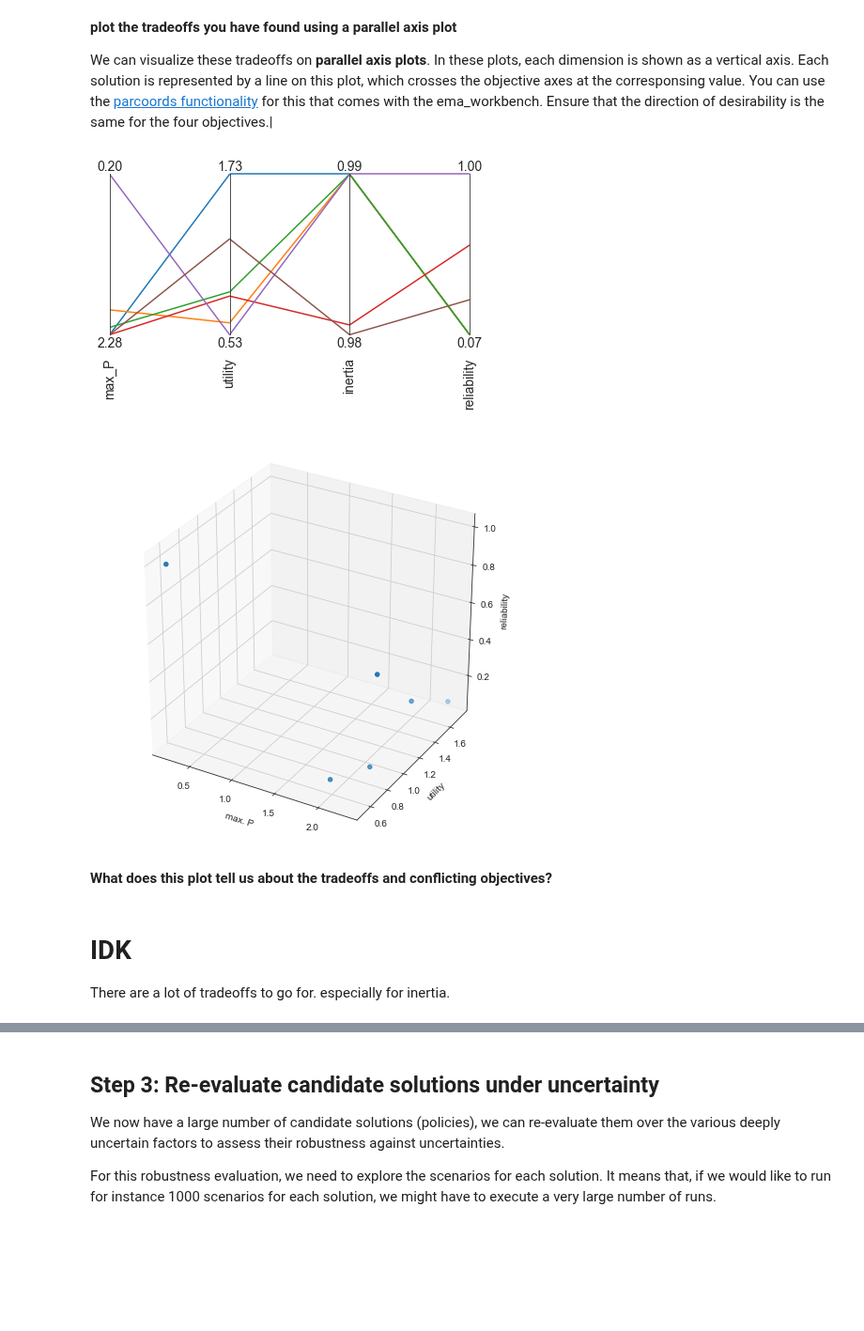
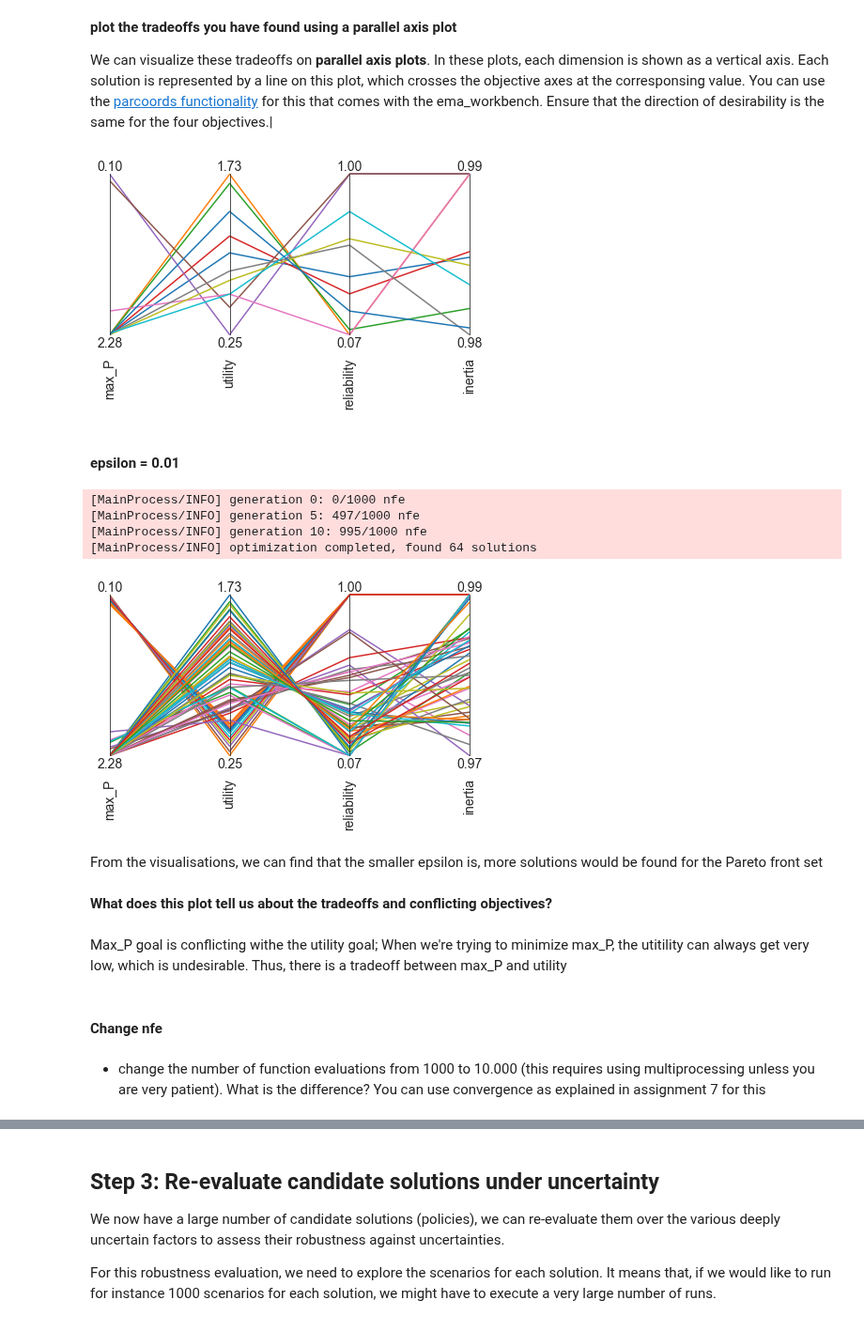
Before and after one commit to triple-capacho/EPA1361, a Jupyter notebook: Week 5-6 - robustness and direct search/assignment 8 - MORDM.ipynb, the cells around one changed output, grey strips where cells are left out. Shown at 94% size. Saved outputs shown, nothing was run; the diff lists cells and outputs as text; code cells hidden in the pictures; blank space fills up the shorter version.

```diff
--- a/Week 5-6 - robustness and direct search/assignment 8 - MORDM.ipynb
+++ b/Week 5-6 - robustness and direct search/assignment 8 - MORDM.ipynb
@@ -110,4 +111,4 @@ Take the model interface developed in the previous step and use the optimization
 # %%
 with MultiprocessingEvaluator(lake_model) as evaluator:
-    results = evaluator.optimize(nfe=1000, epsilons=[0.25, 0.1, 0.1])
+    results_1 = evaluator.optimize(nfe=1000, epsilons=[0.1, 0.1, 0.1,0.1])
 # %% [output]
@@ -126,36 +121,52 @@ with MultiprocessingEvaluator(lake_model) as evaluator:
 
 We can visualize these tradeoffs on **parallel axis plots**. In these plots, each dimension is shown as a vertical axis. Each solution is represented by a line on this plot, which crosses the objective axes at the corresponsing value. You can use the [parcoords functionality](https://emaworkbench.readthedocs.io/en/latest/ema_documentation/analysis/parcoords.html) for this that comes with the ema_workbench. Ensure that the direction of desirability is the same for the four objectives.|
 # %%
-outcomes = results.loc[:, ['max_P', 'utility', 'inertia', 'reliability']]
-
 import matplotlib.pyplot as plt
 from ema_workbench.analysis import parcoords
+
+outcomes = results_1.loc[:, ['max_P', 'utility', 'reliability', 'inertia']]
 
 limits = parcoords.get_limits(outcomes)
 axes = parcoords.ParallelAxes(limits)
 axes.plot(outcomes)
 
 # we invert this axis so direction of desirability is the same
 axes.invert_axis('max_P')
 plt.show()
-
-from mpl_toolkits.mplot3d import Axes3D
-
-outcomes = results.loc[:, ['max_P', 'utility', 'reliability']]
-
-fig = plt.figure(figsize=(8,8))
-ax = fig.add_subplot(111, projection='3d')
-ax.scatter(outcomes.max_P, outcomes.utility, outcomes.reliability)
-ax.set_xlabel('max. P')
-ax.set_ylabel('utility')
-ax.set_zlabel('reliability')
-plt.show()
 # %% [output]
-[figure, old version]
+[figure, new version]
-[figure, removed]
+# %% [markdown]
+#### epsilon = 0.01
+# %%
+with MultiprocessingEvaluator(lake_model) as evaluator:
+    results_2 = evaluator.optimize(nfe=1000, epsilons=[0.01, 0.01, 0.01,0.01])
+# %% [output]
+[MainProcess/INFO] generation 0: 0/1000 nfe
+[MainProcess/INFO] generation 5: 497/1000 nfe
+[MainProcess/INFO] generation 10: 995/1000 nfe
+[MainProcess/INFO] optimization completed, found 64 solutions
+# %%
+import matplotlib.pyplot as plt
+from ema_workbench.analysis import parcoords
+
+outcomes = results_2.loc[:, ['max_P', 'utility', 'reliability', 'inertia']]
+
+limits = parcoords.get_limits(outcomes)
+axes = parcoords.ParallelAxes(limits)
+axes.plot(outcomes)
+
+# we invert this axis so direction of desirability is the same
+axes.invert_axis('max_P')
+plt.show()
+# %% [output]
+[figure, added]
+# %% [markdown]
+From the visualisations, we can find that the smaller epsilon is, more solutions would be found for the Pareto front set
 # %% [markdown]
 **What does this plot tell us about the tradeoffs and conflicting objectives?**
-# %% [markdown]
-# IDK
-
-There are a lot of tradeoffs to go for. especially for inertia.
+# %% [markdown]
+Max_P goal is conflicting withe the utility goal; When we're trying to minimize max_P, the utitility can always get very low, which is undesirable. Thus, there is a tradeoff between max_P and utility
+# %% [markdown]
+#### Change nfe
+# %% [markdown]
+* change the number of function evaluations from 1000 to 10.000 (this requires using multiprocessing unless you are very patient). What is the difference? You can use  convergence as explained in assignment 7 for this
```
Also changed, not shown: parts of 26 cells of this notebook.
